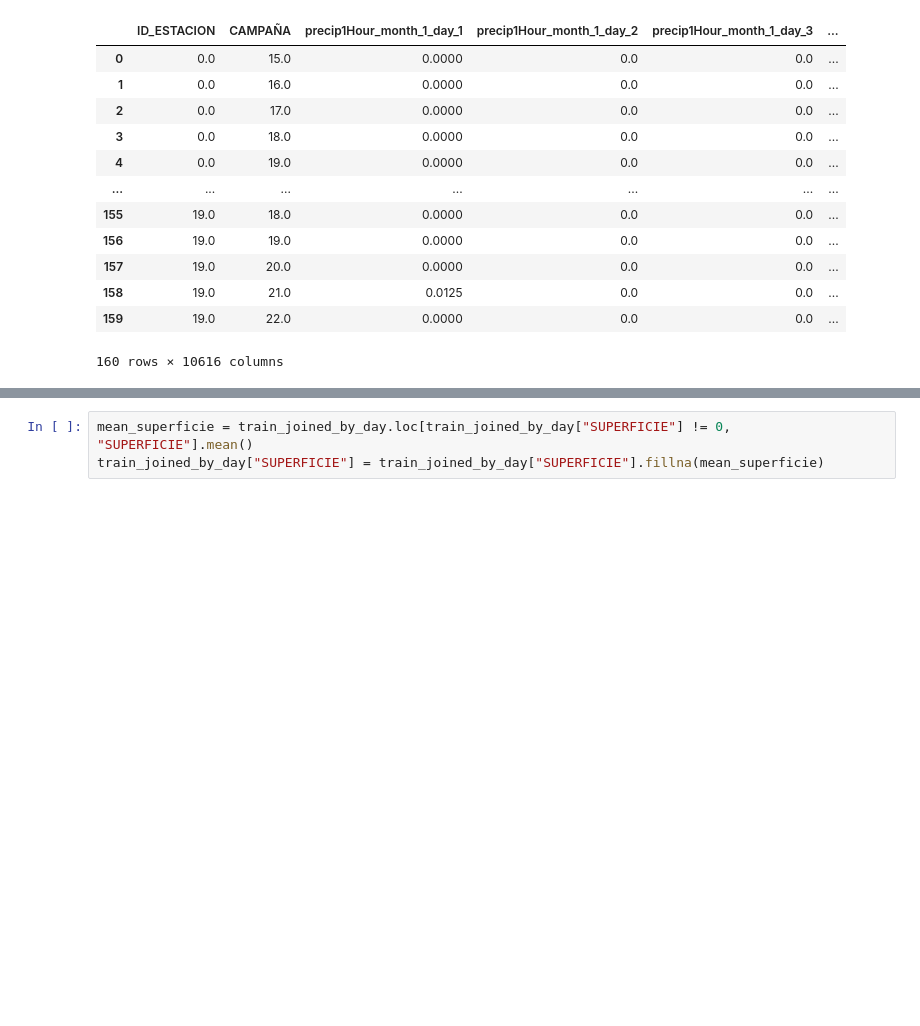
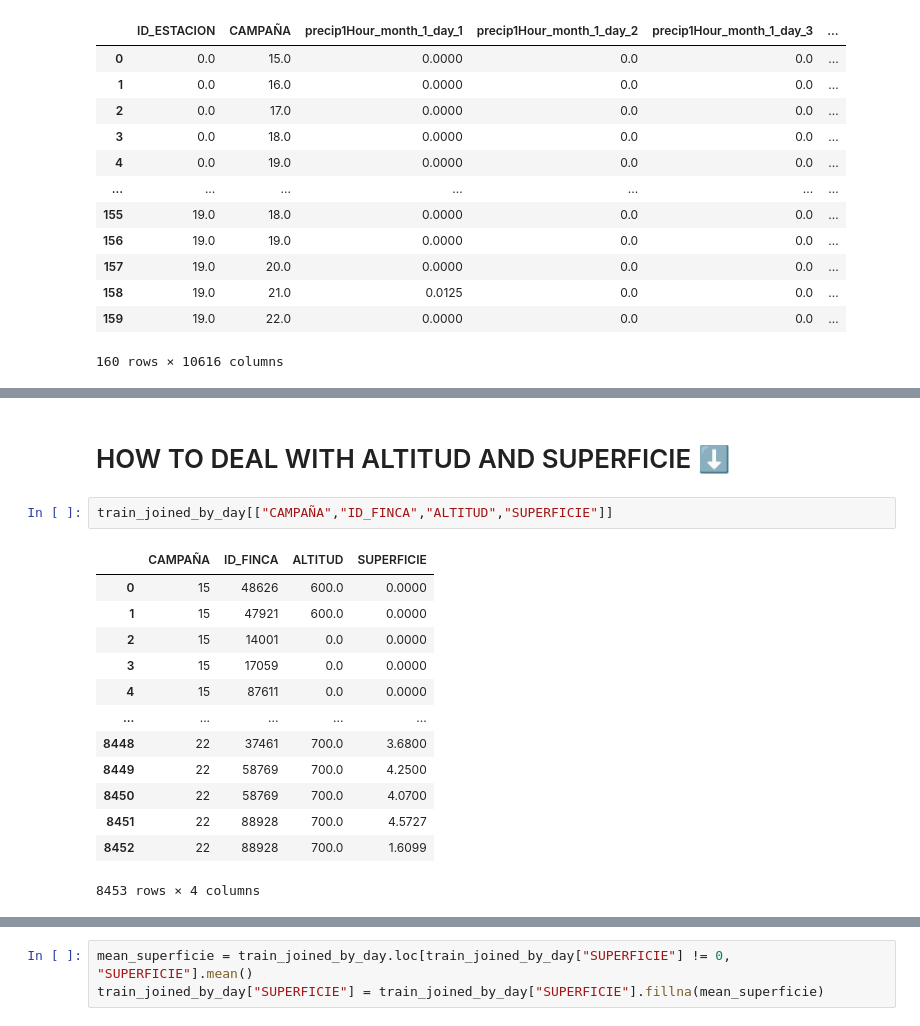
Before and after one commit to Bycarkos/DataHack_Wine_Prediction, a Jupyter notebook: nbs/07-03-2023 - Join datasets.ipynb, the cells around one changed output, grey strips where cells are left out. Drawn from its saved outputs; the diff is of its cells as text; blank space fills up the shorter version.

```diff
--- a/nbs/07-03-2023 - Join datasets.ipynb
+++ b/nbs/07-03-2023 - Join datasets.ipynb
@@ -182,0 +234,18 @@ for name, group in groups:
+# %% [markdown]
+# HOW TO DEAL WITH ALTITUD AND SUPERFICIE ⬇️
+# %%
+train_joined_by_day[["CAMPAÑA","ID_FINCA","ALTITUD","SUPERFICIE"]]
+# %% [output]
+|  | CAMPAÑA | ID_FINCA | ALTITUD | SUPERFICIE |
+| 0 | 15 | 48626 | 600.0 | 0.0000 |
+| 1 | 15 | 47921 | 600.0 | 0.0000 |
+| 2 | 15 | 14001 | 0.0 | 0.0000 |
+| 3 | 15 | 17059 | 0.0 | 0.0000 |
+| 4 | 15 | 87611 | 0.0 | 0.0000 |
+| ... | ... | ... | ... | ... |
+| 8448 | 22 | 37461 | 700.0 | 3.6800 |
+| 8449 | 22 | 58769 | 700.0 | 4.2500 |
+| 8450 | 22 | 58769 | 700.0 | 4.0700 |
+| 8451 | 22 | 88928 | 700.0 | 4.5727 |
+| 8452 | 22 | 88928 | 700.0 | 1.6099 |
+8453 rows × 4 columns
```
Also changed, not shown: parts of 21 cells of this notebook.
